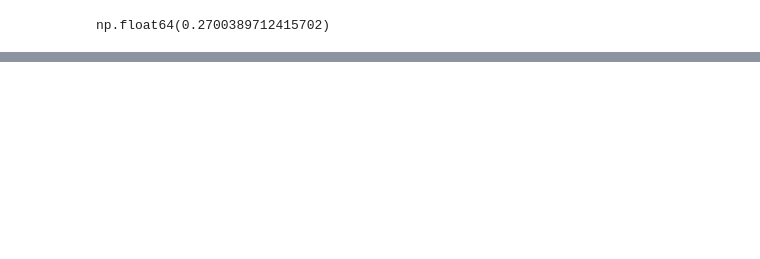
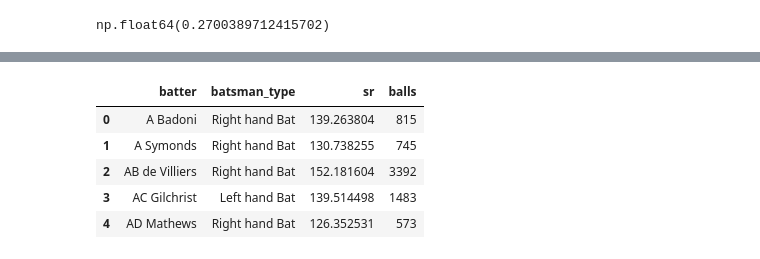
Before and after one commit to dinancsbca25dbi-bot/ipl-cricket-analytics, a Jupyter notebook: notebooks/04_statistics.ipynb, the cells around one changed output, grey strips where cells are left out. Drawn from its saved outputs; the diff is of its cells as text; code cells hidden in the pictures; blank space fills up the shorter version.

```diff
--- a/notebooks/04_statistics.ipynb
+++ b/notebooks/04_statistics.ipynb
@@ -54,0 +463,22 @@ np.float64(0.2700389712415702)
+# %%
+# T7 — SQL
+t7_df = q("""
+SELECT
+    batter,
+    batsman_type,
+    100.0 * SUM(batter_runs) / SUM(is_legal) AS sr,
+    SUM(is_legal) AS balls
+FROM v_ball
+WHERE batsman_type IS NOT NULL
+GROUP BY batter, batsman_type
+HAVING balls >= 500;
+""")
+
+display(t7_df.head())
+# %% [output]
+|  | batter | batsman_type | sr | balls |
+| 0 | A Badoni | Right hand Bat | 139.263804 | 815 |
+| 1 | A Symonds | Right hand Bat | 130.738255 | 745 |
+| 2 | AB de Villiers | Right hand Bat | 152.181604 | 3392 |
+| 3 | AC Gilchrist | Left hand Bat | 139.514498 | 1483 |
+| 4 | AD Mathews | Right hand Bat | 126.352531 | 573 |
```
Also changed, not shown: parts of 34 cells of this notebook, 1 other file.
